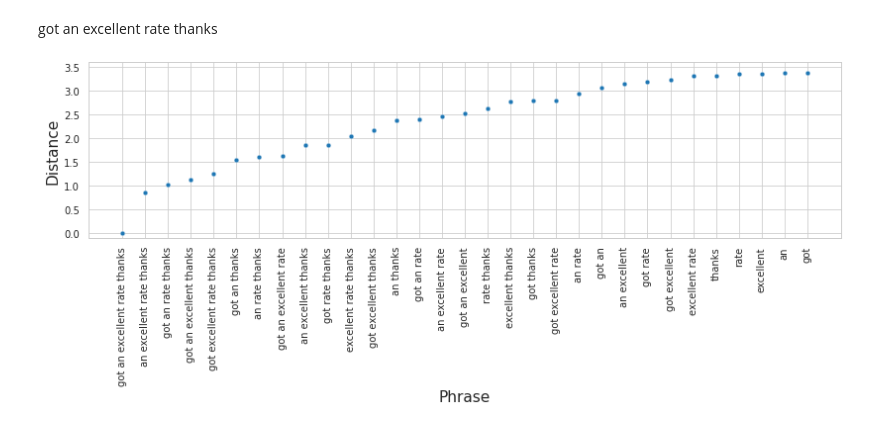
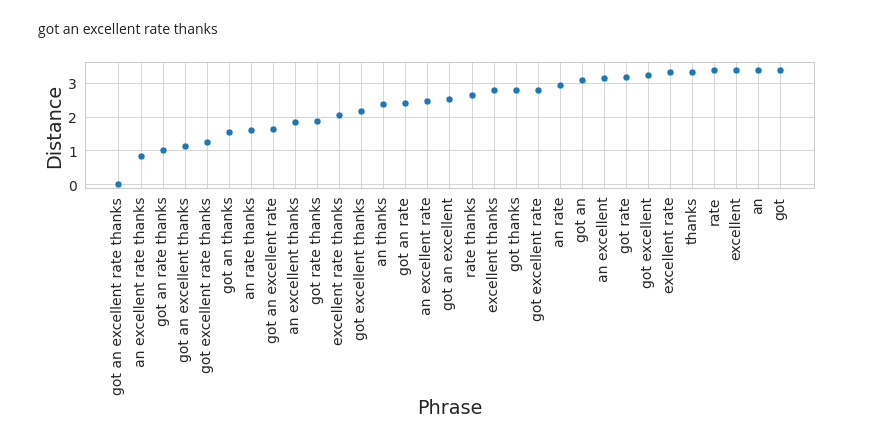
Before and after one commit to plutasnyy/ProtoCNN, a Jupyter notebook: experiments/perturbate.ipynb, the cells around one changed output. Cells and saved outputs as stored; diff of their text form; code cells hidden in the pictures.

```diff
--- a/experiments/perturbate.ipynb
+++ b/experiments/perturbate.ipynb
@@ -119,18 +119,18 @@ df = df.sort_values('Distance')
 # %%
 import seaborn as sns
 import matplotlib.pyplot as plt
-plt.rcParams["figure.figsize"] = (12,3.5)
+plt.rcParams["figure.figsize"] = (12,3)
 
 sns.set_style('whitegrid')
-sns.set_context('paper', font_scale=1.6)
+sns.set_context('paper', font_scale=2)
 # sns.set_context('paper', font_scale=1.68,  rc={"lines.linewidth": 2.2})
 
 
-sns.scatterplot(data=df, x='Phrase', y='Distance')
+sns.scatterplot(data=df, x='Phrase', y='Distance', s=50)
 plt.tight_layout()
 plt.xticks(rotation=90)
 plt.ylim(-0.1, 3.6)
-plt.tick_params(axis='both', which='major', labelsize=10)
+plt.tick_params(axis='both', which='major', labelsize=14)
 plt.savefig('perturbate.png', bbox_inches='tight',dpi=300)
 # %% [output]
-[figure, old version]
+[figure, new version]
```
Also changed, not shown: 1 other file.
